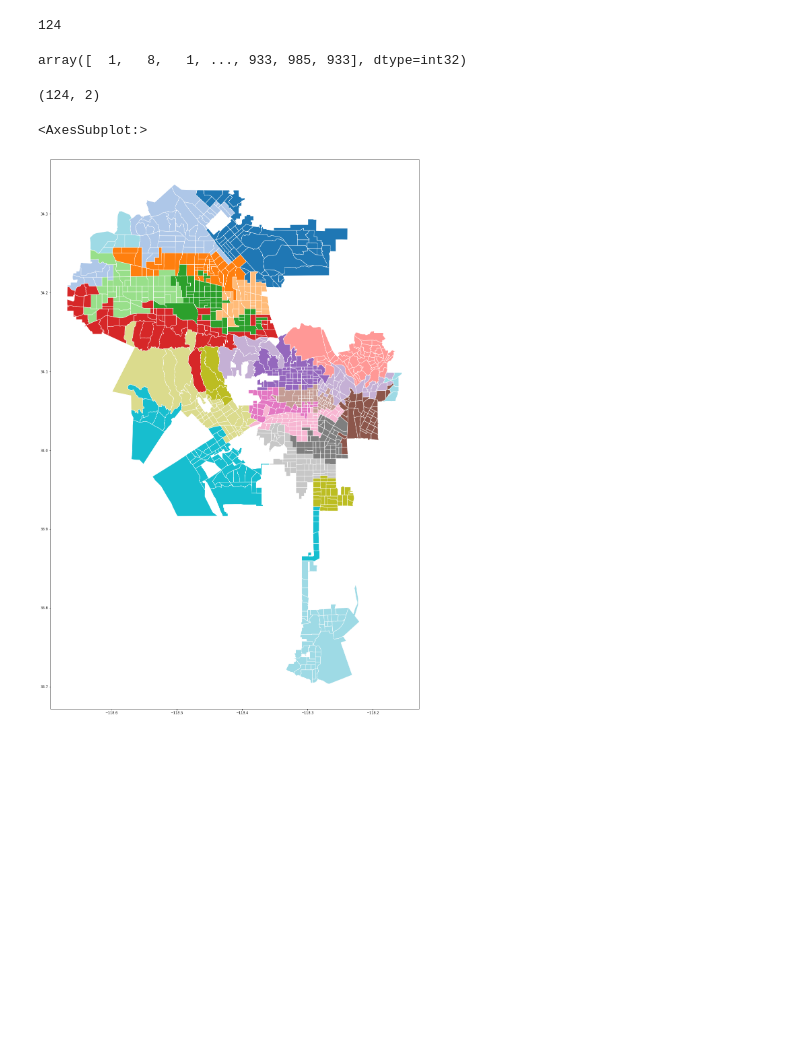
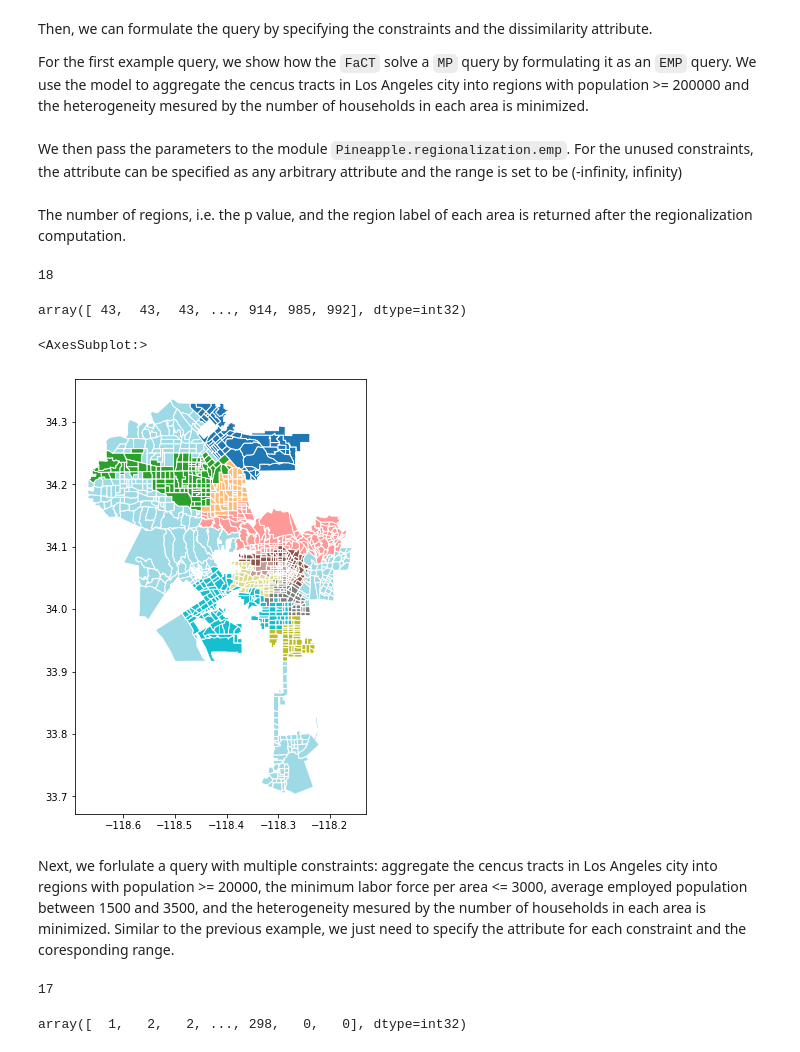
Before and after one commit to MagdyLab/Pyneapple, a Jupyter notebook: notebooks/EMP.ipynb, the cells around one changed output. Drawn from its saved outputs; the diff is of its cells as text; code cells hidden in the pictures; blank space fills up the shorter version.

```diff
--- a/notebooks/EMP.ipynb
+++ b/notebooks/EMP.ipynb
@@ -21,26 +49,56 @@ jpype.startJVM("-Xmx20480m", classpath = ["./Pineapple.jar"])
+# %%
+w = rook.from_dataframe(lacity)
+# %% [markdown]
+Then, we can formulate the query by specifying the constraints and the dissimilarity attribute.
+
+For the first example query, we show how the `FaCT` solve a `MP` query by formulating it as an `EMP` query. We use the model to aggregate the cencus tracts in Los Angeles city into regions with population >= 200000 and the heterogeneity mesured by the number of households in each area is minimized.
+# %%
+sum_attr = 'pop2010'
+sum_low = 200000.0
+dis_attr = 'households'
+# %% [markdown]
+We then pass the parameters to the module `Pineapple.regionalization.emp`. For the unused constraints, the attribute can be specified as any arbitrary attribute and the range is set to be (-infinity, infinity)
 # %%
-w = rook.from_dataframe(df)
+non_attr = 'pop_16up'
+inf = java.lang.Double.POSITIVE_INFINITY
+p, regions = emp.emp(lacity, w, dis_attr, non_attr, -inf, inf, non_attr, -inf, inf, non_attr, -inf, inf, sum_attr, sum_low, inf, -inf, inf)
+# %% [markdown]
+The number of regions, i.e. the p value, and the region label of each area is returned after the regionalization computation.
+# %%
+p
+# %% [output]
+18
 # %%
-inf = java.lang.Double.POSITIVE_INFINITY
-p, regions = emp.emp(df, w, 'households', 'pop_16up', -inf, inf, 'pop_16up', -inf, inf, 'pop_16up', -inf, inf, 'pop_16up', 20000.0, inf, -inf, inf)
+regions
+# %% [output]
+array([ 43,  43,  43, ..., 914, 985, 992], dtype=int32)
 # %%
-p
+lacity["regionLabel"] = regions
+lacity.plot(column = "regionLabel", cmap="tab20", edgecolor="w", figsize = (12, 8))
 # %% [output]
-124
+<AxesSubplot:>
+[figure, added]
-# %%
-regions
-# %% [output]
-array([  1,   8,   1, ..., 933, 985, 933], dtype=int32)
+# %% [markdown]
+Next, we forlulate a query with multiple constraints: aggregate the cencus tracts in Los Angeles city into regions with population >= 20000, the minimum labor force per area <= 3000, average employed population between 1500 and 3500, and the heterogeneity mesured by the number of households in each area is minimized.
+Similar to the previous example, we just need to specify the attribute for each constraint and the coresponding range.
 # %%
-unique, counts = np.unique(regions, return_counts=True)
-
-result = np.column_stack((unique, counts))
-print (result)
+min_attr = 'pop_16up'
+min_high = 3000.0
+avg_attr = 'employed'
+avg_low = 1500.0
+avg_high = 3500.0
+sum_attr = 'pop2010'
+sum_low = 20000.0
+dis_attr = 'households'
-# %% [output]
-(124, 2)
 # %%
-df["regionLabel"] = regions
-df.plot(column = "regionLabel", cmap="tab20",  edgecolor="w", figsize = (20, 30))
+non_attr = 'pop_16up'
+inf = java.lang.Double.POSITIVE_INFINITY
+p, regions = emp.emp(lacity, w, dis_attr, min_attr, -inf, min_high, non_attr, -inf, inf, avg_attr, avg_low, avg_high, sum_attr, sum_low, inf, -inf, inf)
-# %% [output]
-<AxesSubplot:>
-[figure, removed]
+# %%
+p
+# %% [output]
+17
+# %%
+regions
+# %% [output]
+array([  1,   2,   2, ..., 298,   0,   0], dtype=int32)
```
Also changed, not shown: parts of 10 cells of this notebook, 26 other files.
